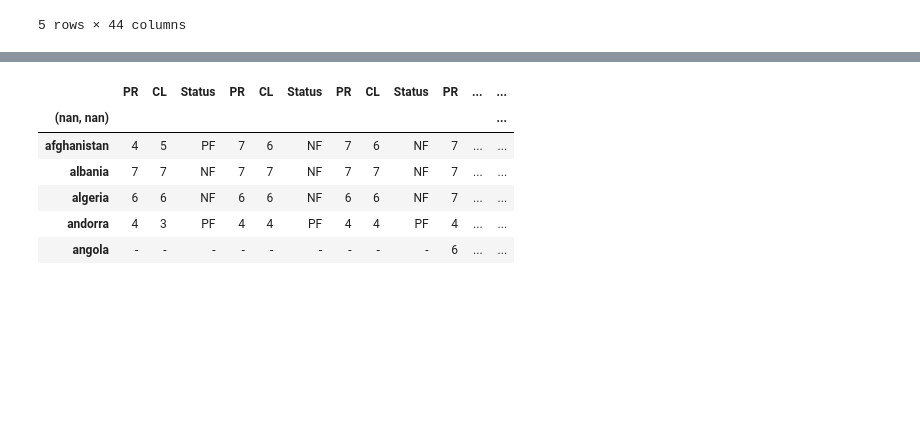
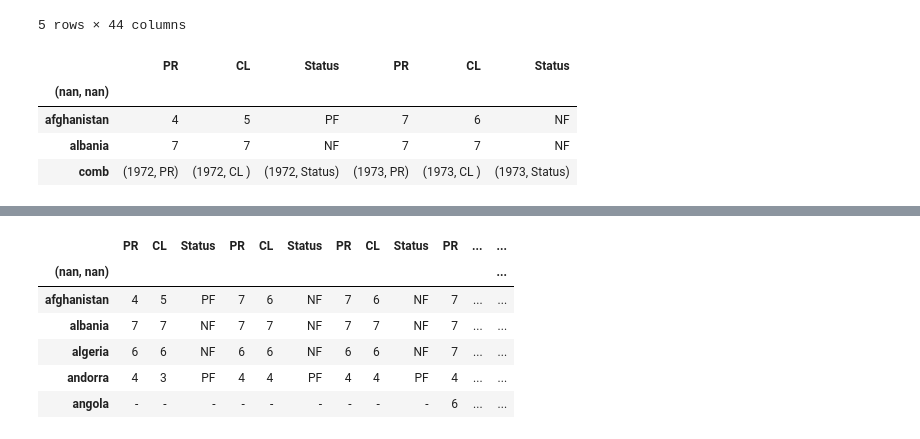
Before and after one commit to SanteriVtj/Econometrics-Capstone, a Jupyter notebook: data.ipynb, the cells around one changed output, grey strips where cells are left out. Drawn from its saved outputs; the diff is of its cells as text; code cells hidden in the pictures; blank space fills up the shorter version.

```diff
--- a/data.ipynb
+++ b/data.ipynb
@@ -31,10 +31,23 @@ freedom_house73_21_ctr = freedom_house73_21_ctr[freedom_house73_21_ctr.iloc[:, 0
 #freedom_house73_21_ctr = c_names_as_index(freedom_house73_21_ctr, freedom_house73_21_ctr.columns[0])
 freedom_house73_21_ctr.index = freedom_house73_21_ctr.loc[:, freedom_house73_21_ctr.columns[0]].apply(lambda x: x.lower())
 freedom_house73_21_ctr.drop(freedom_house73_21_ctr.columns[0], axis=1, inplace=True)
+df = freedom_house73_21_ctr
 
-freedom_house73_21_ctr = freedom_house73_21_ctr.T.assign(year=freedom_house73_21_ctr.columns.get_level_values(0))
-freedom_house73_21_ctr = freedom_house73_21_ctr.droplevel(level=0, axis=0).T
+freedom_house73_21_ctr.T.assign(year=freedom_house73_21_ctr.columns.get_level_values(0)).droplevel(level=0, axis=0).T.droplevel(level=0, axis=0).T
 #freedom_house73_21_ctr = freedom_house73_21_ctr.rename(columns={freedom_house73_21_ctr.columns[0]: 'country'})
+# %%
+df = df.loc[['afghanistan', 'albania'], ['1972', '1973']]
+# %%
+#list(zip(df.columns.get_level_values(0), df.columns.get_level_values(1)))
+df = df.T.assign(comb=list(zip(df.columns.get_level_values(0), df.columns.get_level_values(1)))).droplevel(level=0, axis=0).T
+# %%
+df
+# %% [output]
+|  | PR | CL | Status | PR | CL | Status |
+| (nan, nan) |  |  |  |  |  |  |
+| afghanistan | 4 | 5 | PF | 7 | 6 | NF |
+| albania | 7 | 7 | NF | 7 | 7 | NF |
+| comb | (1972, PR) | (1972, CL ) | (1972, Status) | (1973, PR) | (1973, CL ) | (1973, Status) |
 # %%
 freedom_house73_21_ctr.loc['comb'] = list(zip(freedom_house73_21_ctr.loc['year'], freedom_house73_21_ctr.columns))
 freedom_house73_21_ctr.drop(['year'], inplace=True)
```
